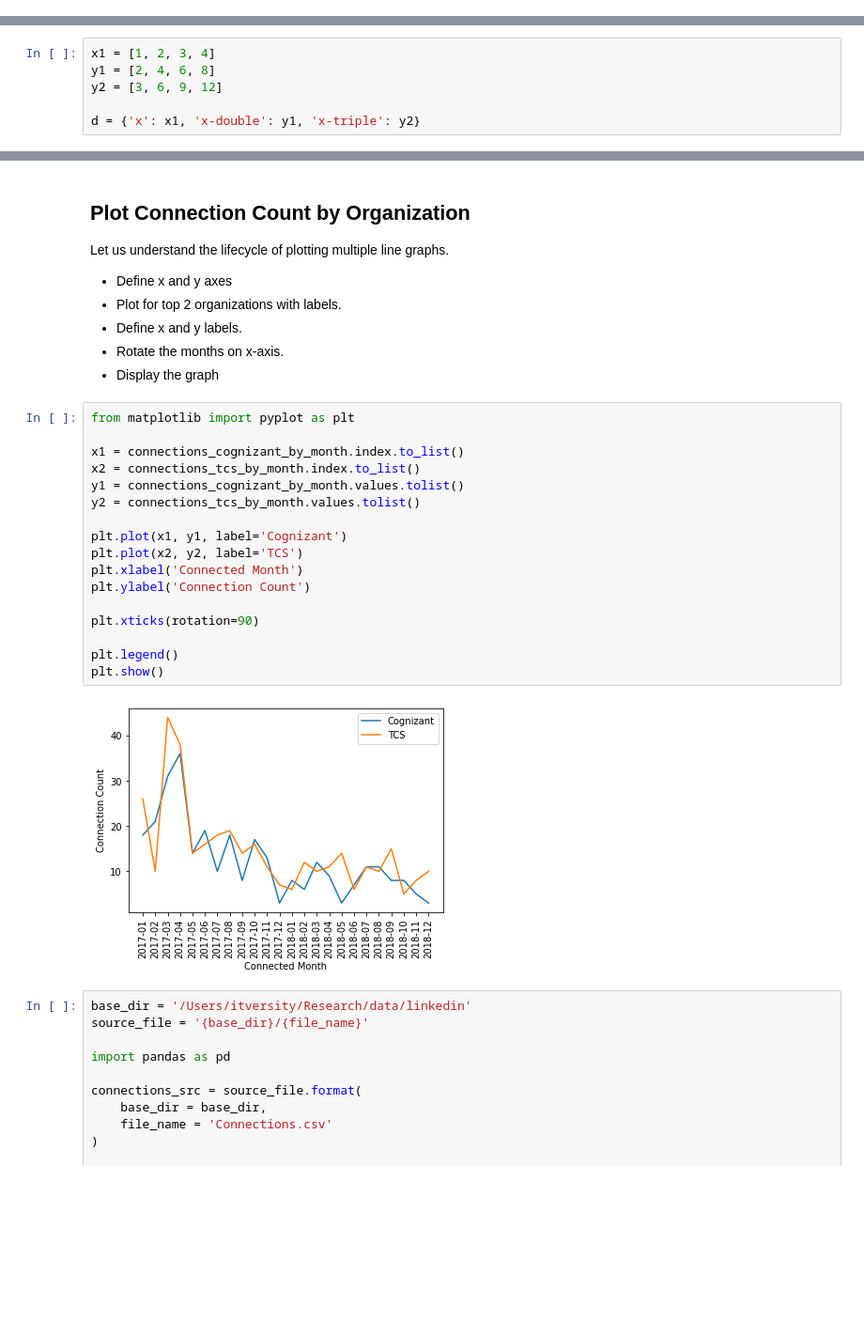
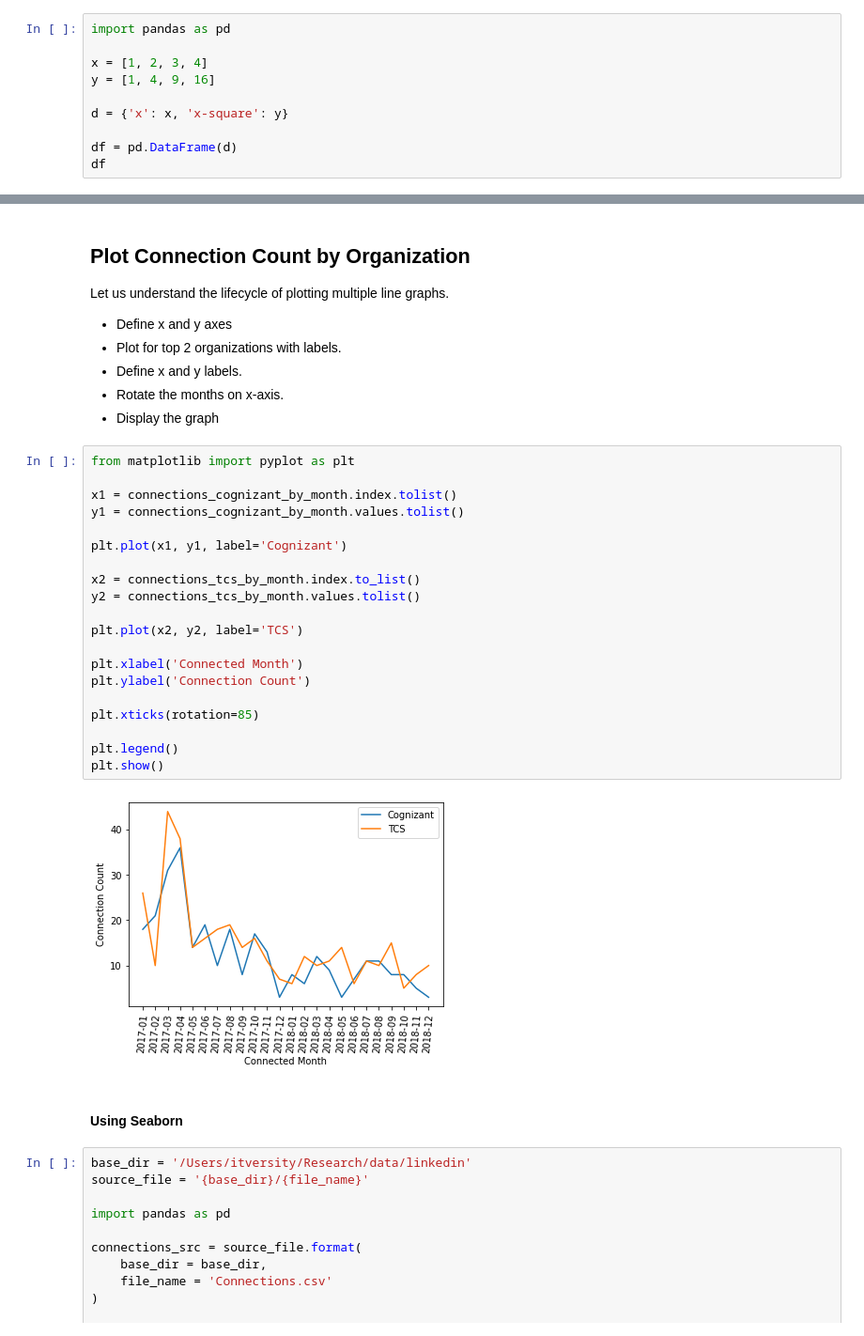
Before and after one commit to dgadiraju/itversity-books, a Jupyter notebook: Data Engineering Bootcamp/30 Basics of Programming using Python/08 Data Visualization.ipynb, the cells around one changed output, grey strips where cells are left out. Shown at 94% size. Cells and saved outputs as stored; diff of their text form; blank space fills up the shorter version.

```diff
--- a/Data Engineering Bootcamp/30 Basics of Programming using Python/08 Data Visualization.ipynb
+++ b/Data Engineering Bootcamp/30 Basics of Programming using Python/08 Data Visualization.ipynb
@@ -55,0 +78,10 @@ ax = sb.lineplot(x='x', y='x-square', data=df)
+# %%
+import pandas as pd
+
+x = [1, 2, 3, 4]
+y = [1, 4, 9, 16]
+
+d = {'x': x, 'x-square': y}
+
+df = pd.DataFrame(d)
+df
@@ -97,6 +108,0 @@ plt.show()
-# %%
-x1 = [1, 2, 3, 4]
-y1 = [2, 4, 6, 8]
-y2 = [3, 6, 9, 12]
-
-d = {'x': x1, 'x-double': y1, 'x-triple': y2}
@@ -422,22 +407,27 @@ Let us understand the lifecycle of plotting multiple line graphs.
 # %%
 from matplotlib import pyplot as plt
 
-x1 = connections_cognizant_by_month.index.to_list()
+x1 = connections_cognizant_by_month.index.tolist()
+y1 = connections_cognizant_by_month.values.tolist()
+
+plt.plot(x1, y1, label='Cognizant')
+
 x2 = connections_tcs_by_month.index.to_list()
-y1 = connections_cognizant_by_month.values.tolist()
 y2 = connections_tcs_by_month.values.tolist()
 
-plt.plot(x1, y1, label='Cognizant')
 plt.plot(x2, y2, label='TCS')
+
 plt.xlabel('Connected Month')
 plt.ylabel('Connection Count')
 
-plt.xticks(rotation=90)
+plt.xticks(rotation=85)
 
 plt.legend()
 plt.show()
 # %% [output]
-[figure, old version]
+[figure, new version]
+# %% [markdown]
+#### Using Seaborn
 # %%
 base_dir = '/Users/itversity/Research/data/linkedin'
 source_file = '{base_dir}/{file_name}'
```
Also changed, not shown: parts of 98 cells of this notebook, 6 other files.
